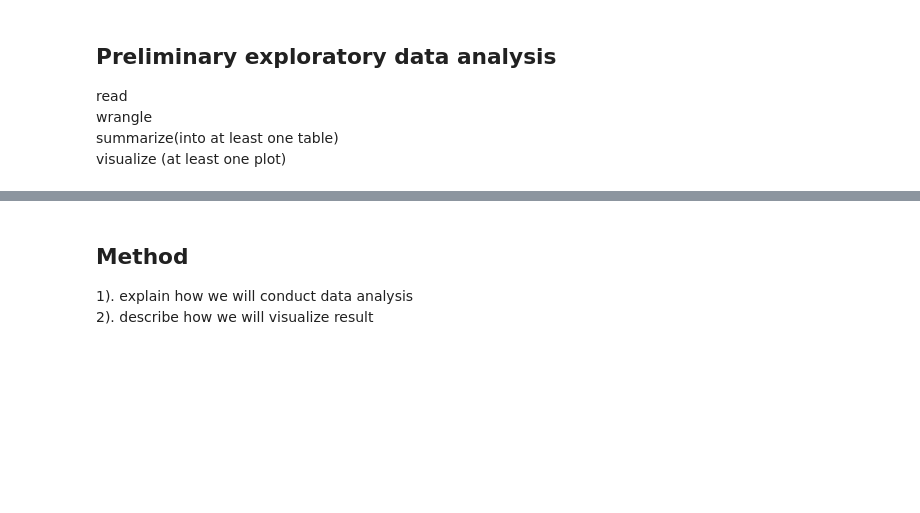
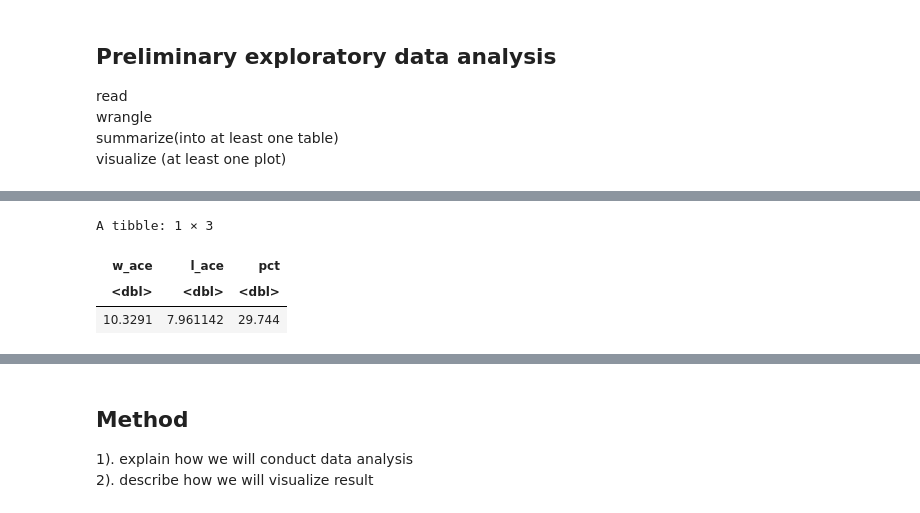
Before and after one commit to SimonYYL/DSCI_100_group19_group_project, a Jupyter notebook: project_proposal_draft.ipynb, the cells around one changed output, grey strips where cells are left out. Cells and saved outputs as stored; diff of their text form; code cells hidden in the pictures; blank space fills up the shorter version.

```diff
--- a/project_proposal_draft.ipynb
+++ b/project_proposal_draft.ipynb
@@ -211,0 +245,11 @@ visualize (at least one plot)
+# %%
+aces <- tennis %>%
+        select(w_ace, l_ace) %>%
+        map_df(mean, na.rm = TRUE) %>%
+        mutate(pct = (w_ace / l_ace - 1) * 100)
+aces
+# %% [output]
+A tibble: 1 × 3
+| w_ace | l_ace | pct |
+| <dbl> | <dbl> | <dbl> |
+| 10.3291 | 7.961142 | 29.744 |
```
Also changed, not shown: parts of 12 cells of this notebook.
